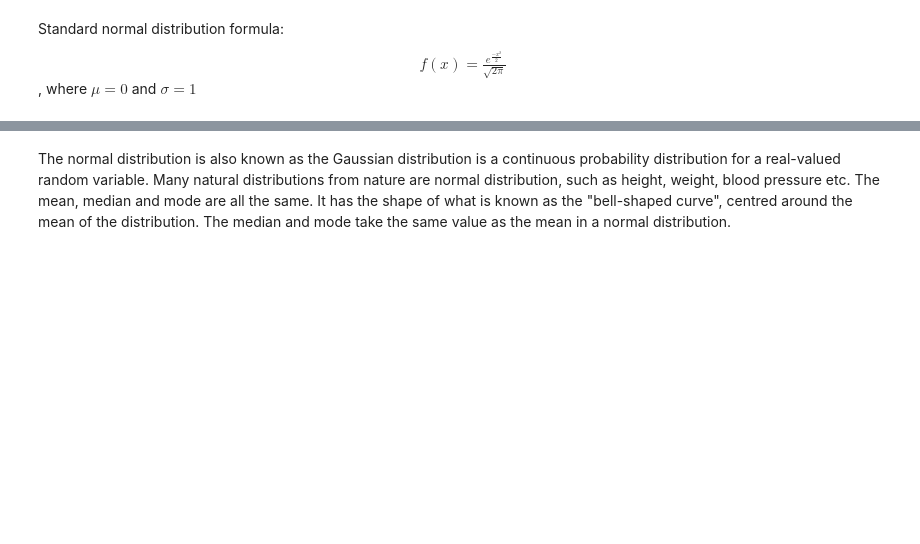
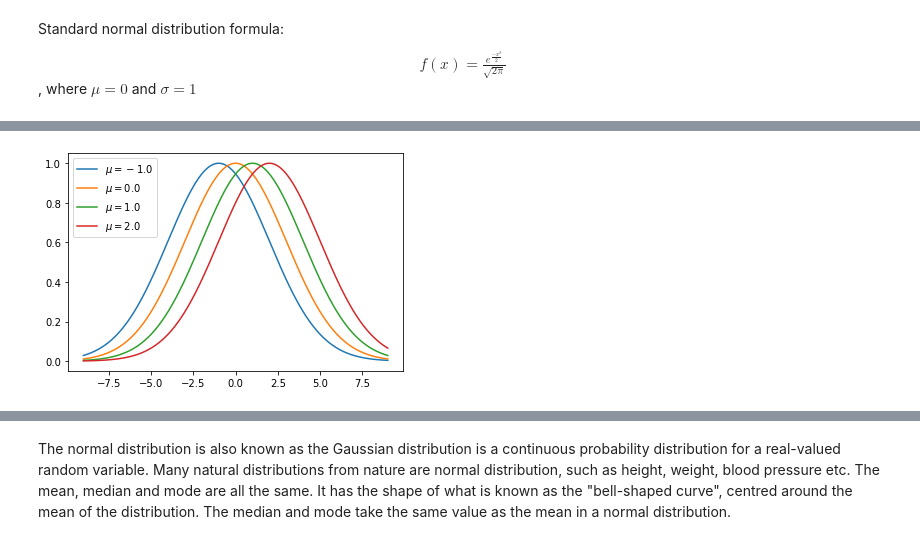
Before and after one commit to Ruairi8/FoDA-assessment, a Jupyter notebook: Normal Distribution.ipynb, the cells around one changed output, grey strips where cells are left out. Cells and saved outputs as stored; diff of their text form; code cells hidden in the pictures; blank space fills up the shorter version.

```diff
--- a/Normal Distribution.ipynb
+++ b/Normal Distribution.ipynb
@@ -16,0 +33,9 @@ Standard normal distribution formula: <br><center>$f(x) = \frac{e^\frac{-x^2}{2}
+# %%
+mu, sigma = 0.0, 3.0
+x = np.linspace(-9.0, 9.0, 1000)
+# Iterating through a list to output different plots:
+for mu in [-1.0, 0.0, 1.0, 2.0]:
+    plt.plot(x, np.exp(-((x - mu)**2 / (2 * sigma**2))), label=rf'$\mu = {mu}$')
+plt.legend();
+# %% [output]
+[figure, added]
```
Also changed, not shown: parts of 8 cells of this notebook, 1 other file.
